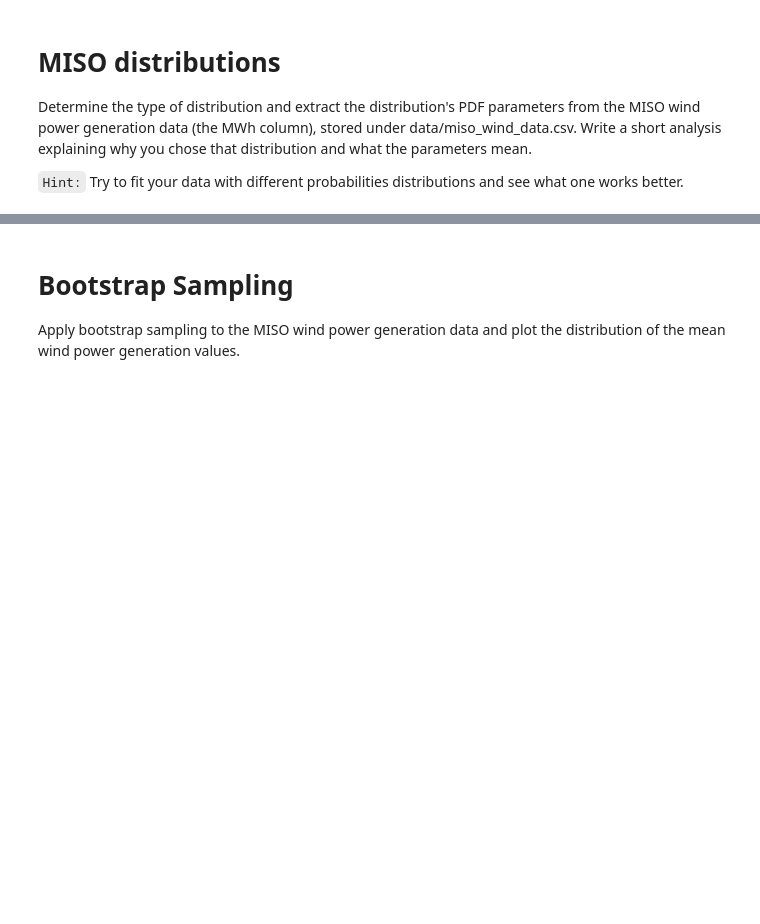
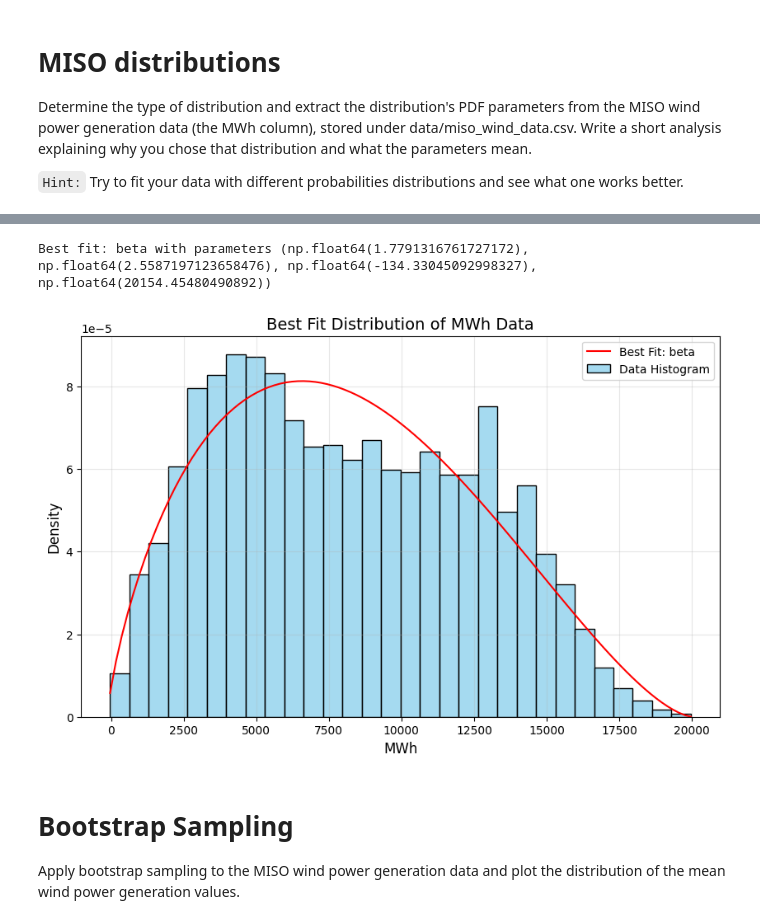
Before and after one commit to HossemCharrak/data-science-labs-8, a Jupyter notebook: SEDS_Lab8.ipynb, the cells around one changed output, grey strips where cells are left out. Cells and saved outputs as stored; diff of their text form; code cells hidden in the pictures; blank space fills up the shorter version.

```diff
--- a/SEDS_Lab8.ipynb
+++ b/SEDS_Lab8.ipynb
@@ -171,3 +193,39 @@ Try to fit your data with different probabilities distributions and see what one
+# %%
+
+distributions = ['norm', 'expon', 'gamma', 'beta', 'lognorm', 'weibull_min']
+results = {}
+
+for dist_name in distributions:
+    dist = getattr(stats, dist_name)
+    params = dist.fit(mwh_data)
+
+    log_likelihood = np.sum(dist.logpdf(mwh_data, *params))
+    results[dist_name] = {'params': params, 'log_likelihood': log_likelihood}
+
+
+sorted_results = sorted(results.items(), key=lambda x: x[1]['log_likelihood'], reverse=True)
+
+
+best_fit = sorted_results[0]
+print(f"Best fit: {best_fit[0]} with parameters {best_fit[1]['params']}")
+
+best_dist = getattr(stats, best_fit[0])
+best_params = best_fit[1]['params']
+x = np.linspace(mwh_data.min(), mwh_data.max(), 100)
+pdf = best_dist.pdf(x, *best_params)
+
+plt.figure(figsize=(10, 6))
+sns.histplot(mwh_data, kde=False, bins=30, color='skyblue', stat="density", label="Data Histogram")
+plt.plot(x, pdf, 'r-', label=f"Best Fit: {best_fit[0]}")
+plt.title('Best Fit Distribution of MWh Data', fontsize=14)
+plt.xlabel('MWh', fontsize=12)
+plt.ylabel('Density', fontsize=12)
+plt.legend()
+plt.grid(alpha=0.3)
+plt.show()
+# %% [output]
+Best fit: beta with parameters (np.float64(1.7791316761727172), np.float64(2.5587197123658476), np.float64(-134.33045092998327), np.float64(20154.45480490892))
+[figure, added]
 # %% [markdown]
 
 # Bootstrap Sampling
```
Also changed, not shown: parts of 6 cells of this notebook.
